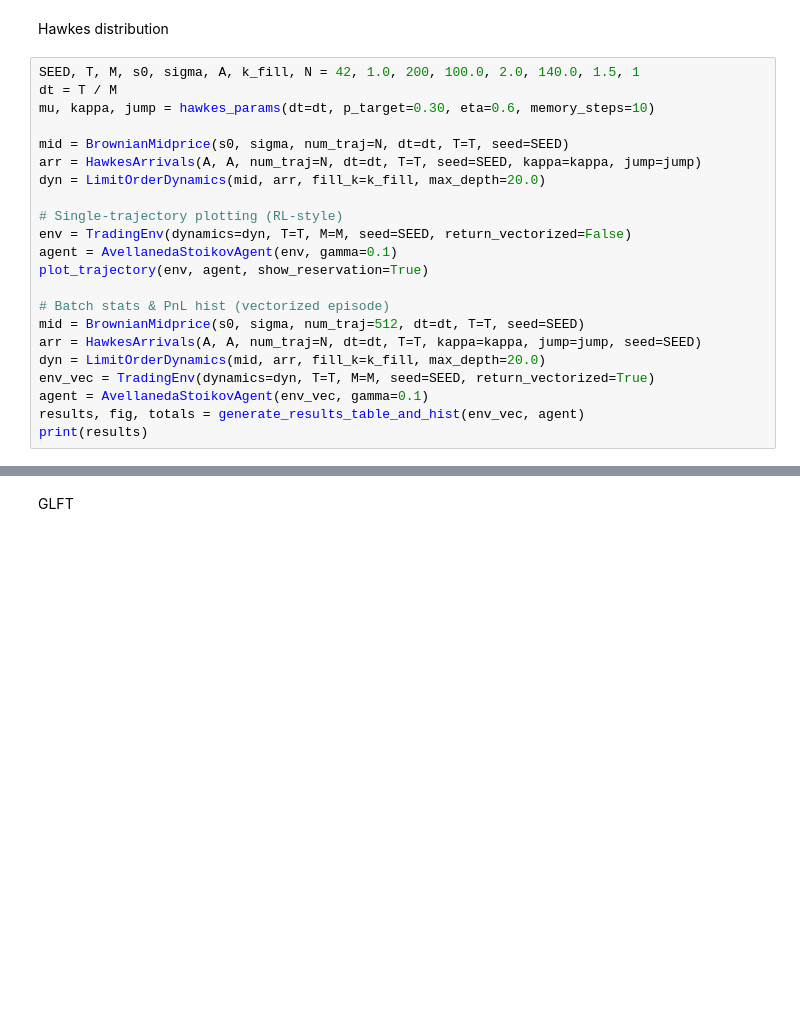
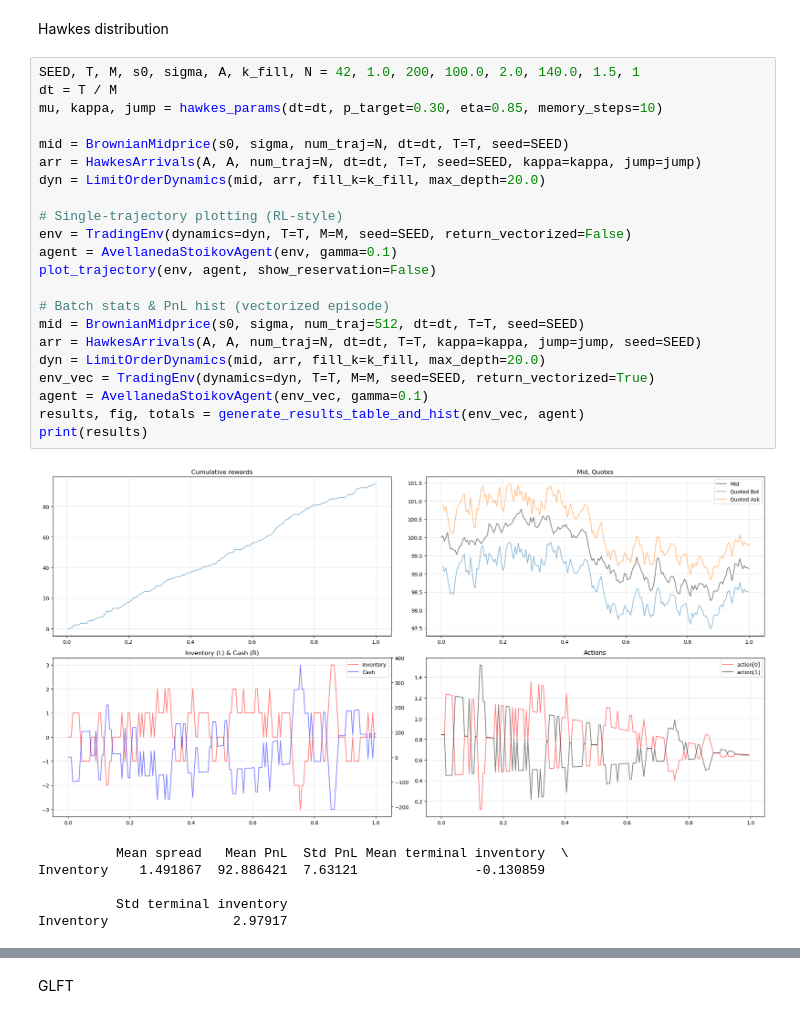
Before and after one commit to AA-ron2/Thesis_AI4Trading, a Jupyter notebook: test.ipynb, the cells around one changed output, grey strips where cells are left out. Saved outputs shown, nothing was run; the diff lists cells and outputs as text; blank space fills up the shorter version.

```diff
--- a/test.ipynb
+++ b/test.ipynb
@@ -136,22 +246,29 @@ Hawkes distribution
 # %%
 SEED, T, M, s0, sigma, A, k_fill, N = 42, 1.0, 200, 100.0, 2.0, 140.0, 1.5, 1
 dt = T / M
-mu, kappa, jump = hawkes_params(dt=dt, p_target=0.30, eta=0.6, memory_steps=10)
+mu, kappa, jump = hawkes_params(dt=dt, p_target=0.30, eta=0.85, memory_steps=10)
 
 mid = BrownianMidprice(s0, sigma, num_traj=N, dt=dt, T=T, seed=SEED)
 arr = HawkesArrivals(A, A, num_traj=N, dt=dt, T=T, seed=SEED, kappa=kappa, jump=jump)
 dyn = LimitOrderDynamics(mid, arr, fill_k=k_fill, max_depth=20.0)
 
 # Single-trajectory plotting (RL-style)
 env = TradingEnv(dynamics=dyn, T=T, M=M, seed=SEED, return_vectorized=False)
 agent = AvellanedaStoikovAgent(env, gamma=0.1)
-plot_trajectory(env, agent, show_reservation=True)
+plot_trajectory(env, agent, show_reservation=False)
 
 # Batch stats & PnL hist (vectorized episode)
 mid = BrownianMidprice(s0, sigma, num_traj=512, dt=dt, T=T, seed=SEED)
 arr = HawkesArrivals(A, A, num_traj=N, dt=dt, T=T, kappa=kappa, jump=jump, seed=SEED)
 dyn = LimitOrderDynamics(mid, arr, fill_k=k_fill, max_depth=20.0)
 env_vec = TradingEnv(dynamics=dyn, T=T, M=M, seed=SEED, return_vectorized=True)
 agent = AvellanedaStoikovAgent(env_vec, gamma=0.1)
 results, fig, totals = generate_results_table_and_hist(env_vec, agent)
 print(results)
+# %% [output]
+[figure, added]
+          Mean spread   Mean PnL  Std PnL Mean terminal inventory  \
+Inventory    1.491867  92.886421  7.63121               -0.130859
+
+          Std terminal inventory
+Inventory                2.97917
```
Also changed, not shown: parts of 14 cells of this notebook, 12 other files.
